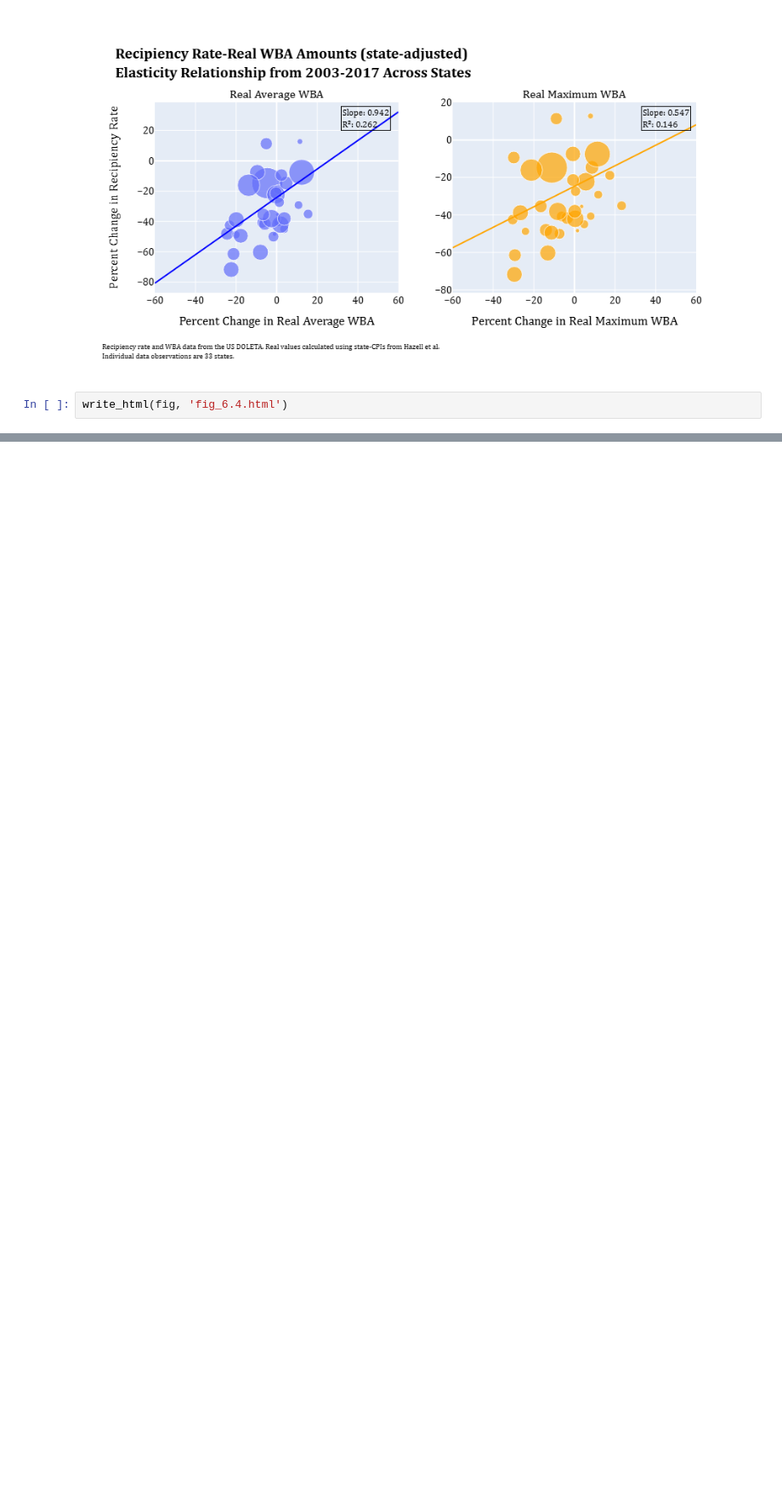
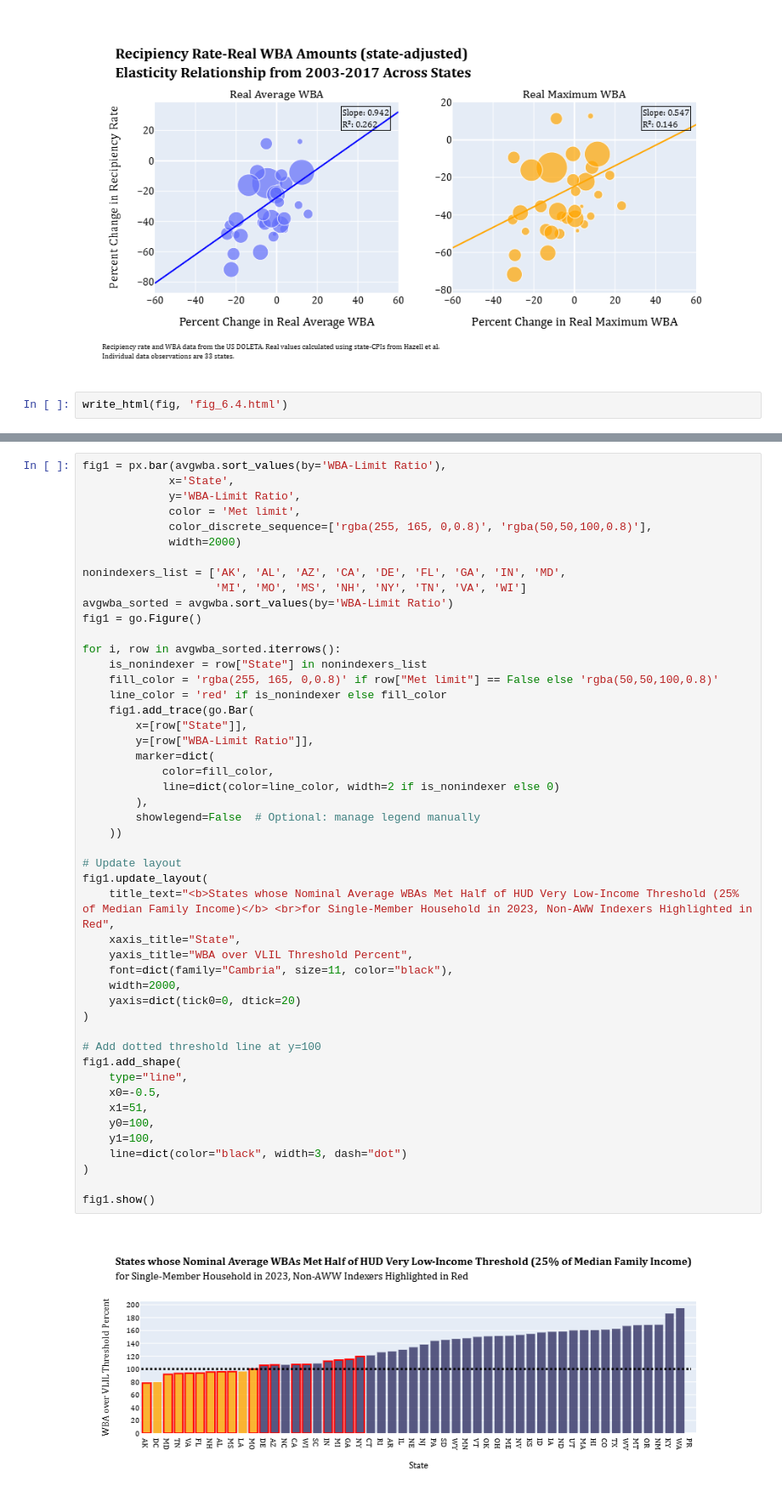
Before and after one commit to kguo12/UI-Inflation, a Jupyter notebook: UIindexingsubsets.ipynb, the cells around one changed output, grey strips where cells are left out. Shown at 85% size. Saved outputs shown, nothing was run; the diff lists cells and outputs as text; blank space fills up the shorter version.

```diff
--- a/UIindexingsubsets.ipynb
+++ b/UIindexingsubsets.ipynb
@@ -1120,0 +1246,50 @@ write_html(fig, 'fig_6.4.html')
+# %%
+fig1 = px.bar(avgwba.sort_values(by='WBA-Limit Ratio'),
+             x='State',
+             y='WBA-Limit Ratio',
+             color = 'Met limit',
+             color_discrete_sequence=['rgba(255, 165, 0,0.8)', 'rgba(50,50,100,0.8)'],
+             width=2000)
+
+nonindexers_list = ['AK', 'AL', 'AZ', 'CA', 'DE', 'FL', 'GA', 'IN', 'MD',
+                    'MI', 'MO', 'MS', 'NH', 'NY', 'TN', 'VA', 'WI']
+avgwba_sorted = avgwba.sort_values(by='WBA-Limit Ratio')
+fig1 = go.Figure()
+
+for i, row in avgwba_sorted.iterrows():
+    is_nonindexer = row["State"] in nonindexers_list
+    fill_color = 'rgba(255, 165, 0,0.8)' if row["Met limit"] == False else 'rgba(50,50,100,0.8)'
+    line_color = 'red' if is_nonindexer else fill_color
+    fig1.add_trace(go.Bar(
+        x=[row["State"]],
+        y=[row["WBA-Limit Ratio"]],
+        marker=dict(
+            color=fill_color,
+            line=dict(color=line_color, width=2 if is_nonindexer else 0)
+        ),
+        showlegend=False  # Optional: manage legend manually
+    ))
+
+# Update layout
+fig1.update_layout(
+    title_text="<b>States whose Nominal Average WBAs Met Half of HUD Very Low-Income Threshold (25% of Median Family Income)</b> <br>for Single-Member Household in 2023, Non-AWW Indexers Highlighted in Red",
+    xaxis_title="State",
+    yaxis_title="WBA over VLIL Threshold Percent",
+    font=dict(family="Cambria", size=11, color="black"),
+    width=2000,
+    yaxis=dict(tick0=0, dtick=20)
+)
+
+# Add dotted threshold line at y=100
+fig1.add_shape(
+    type="line",
+    x0=-0.5,
+    x1=51,
+    y0=100,
+    y1=100,
+    line=dict(color="black", width=3, dash="dot")
+)
+
+fig1.show()
+# %% [output]
+[figure, added]
```
Also changed, not shown: parts of 34 cells of this notebook, 10 other files.
